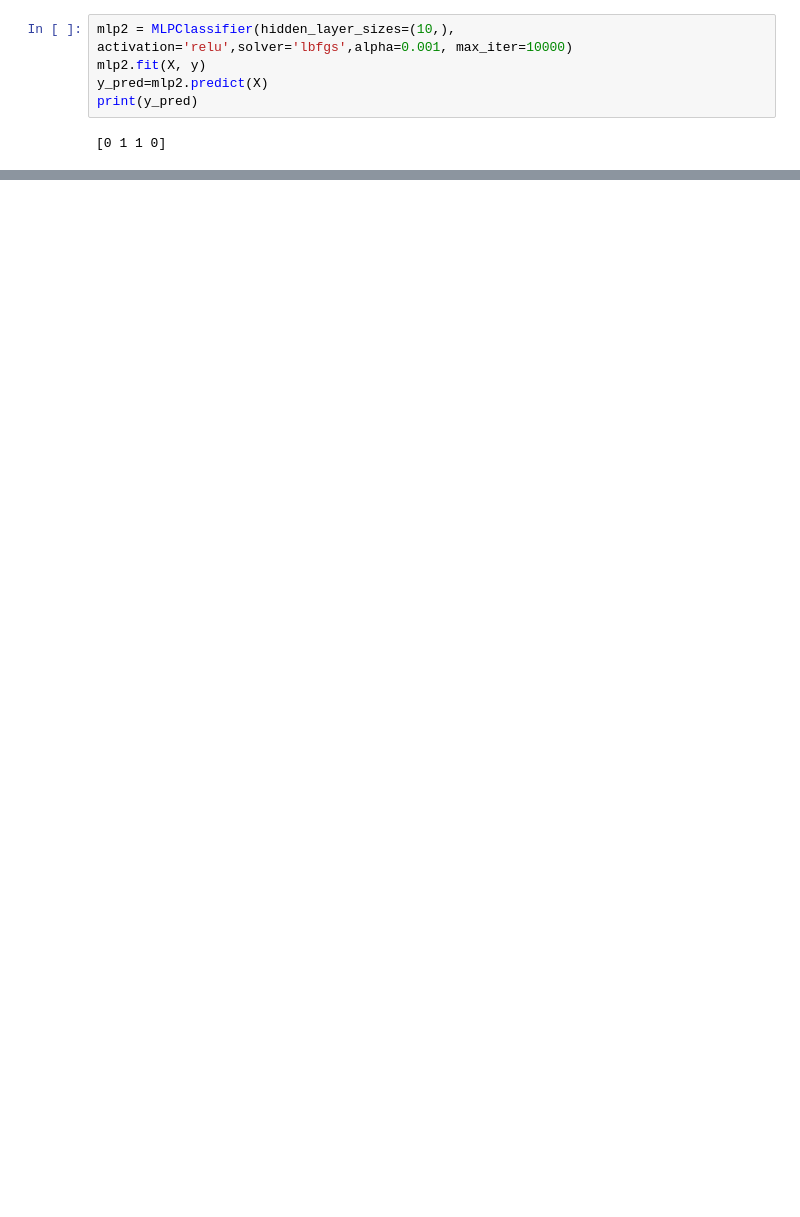
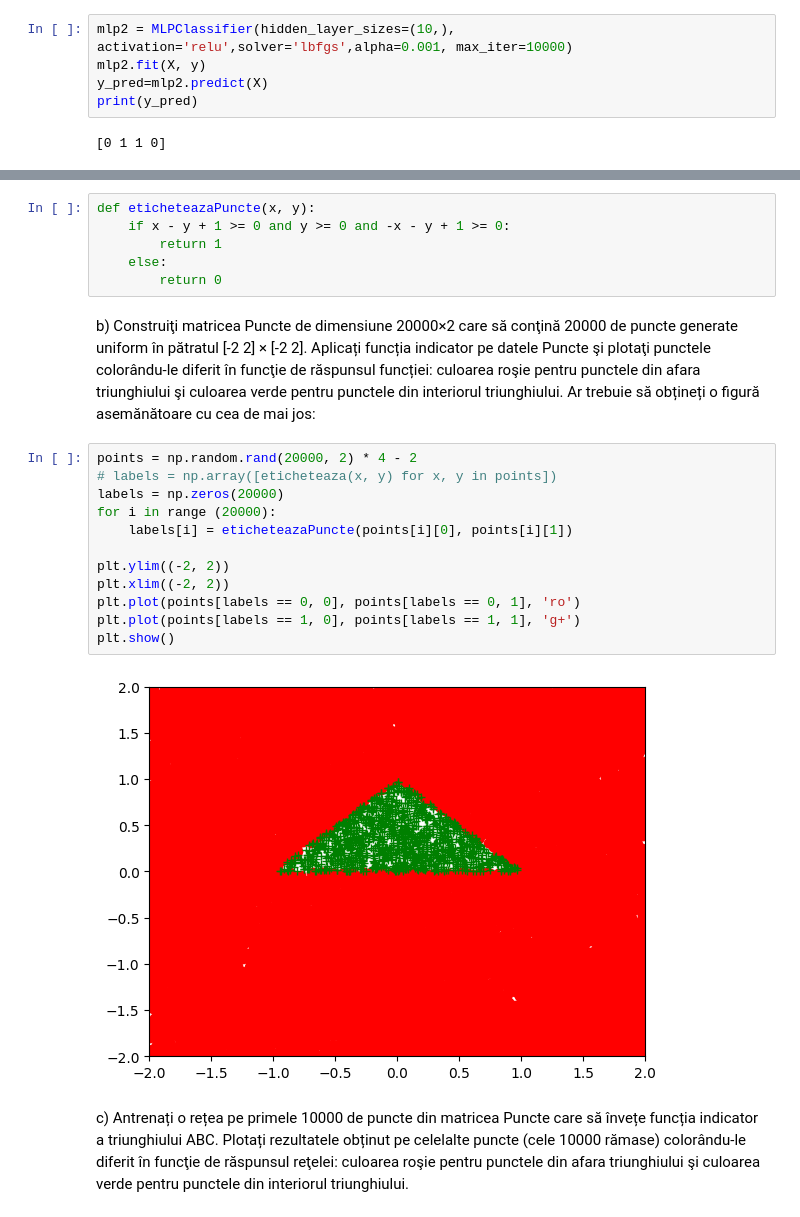
Before and after one commit to Robyss/Inteligenta-Artificiala, a Jupyter notebook: Lab 7/Laborator_7.ipynb, the cells around one changed output, grey strips where cells are left out. Cells and saved outputs as stored; diff of their text form; blank space fills up the shorter version.

```diff
--- a/Lab 7/Laborator_7.ipynb
+++ b/Lab 7/Laborator_7.ipynb
@@ -50,0 +56,30 @@ plt.show()
+# %%
+def eticheteazaPuncte(x, y):
+    if x - y + 1 >= 0 and y >= 0 and -x - y + 1 >= 0:
+        return 1
+    else:
+        return 0
+# %% [markdown]
+b) Construiţi matricea Puncte de dimensiune 20000×2 care să conţină 20000 de puncte generate uniform în
+pătratul [-2 2] × [-2 2]. Aplicați funcția indicator pe datele Puncte şi plotaţi punctele colorându-le diferit în
+funcţie  de  răspunsul  funcției:  culoarea  roşie  pentru  punctele  din  afara  triunghiului  şi  culoarea  verde  pentru
+punctele din interiorul triunghiului. Ar trebuie să obțineți o figură asemănătoare cu cea de mai jos:
+# %%
+points = np.random.rand(20000, 2) * 4 - 2
+# labels = np.array([eticheteaza(x, y) for x, y in points])
+labels = np.zeros(20000)
+for i in range (20000):
+    labels[i] = eticheteazaPuncte(points[i][0], points[i][1])
+
+plt.ylim((-2, 2))
+plt.xlim((-2, 2))
+plt.plot(points[labels == 0, 0], points[labels == 0, 1], 'ro')
+plt.plot(points[labels == 1, 0], points[labels == 1, 1], 'g+')
+plt.show()
+# %% [output]
+[figure, added]
+# %% [markdown]
+c)  Antrenați  o  rețea  pe  primele  10000  de  puncte  din  matricea  Puncte  care  să  învețe  funcția  indicator  a
+triunghiului ABC. Plotați rezultatele obținut pe celelalte puncte (cele 10000 rămase) colorându-le diferit în
+funcţie  de  răspunsul  reţelei:  culoarea  roşie  pentru  punctele  din  afara  triunghiului  şi  culoarea  verde  pentru
+punctele din interiorul triunghiului.
```
Also changed, not shown: parts of 10 cells of this notebook, 4 other files.
